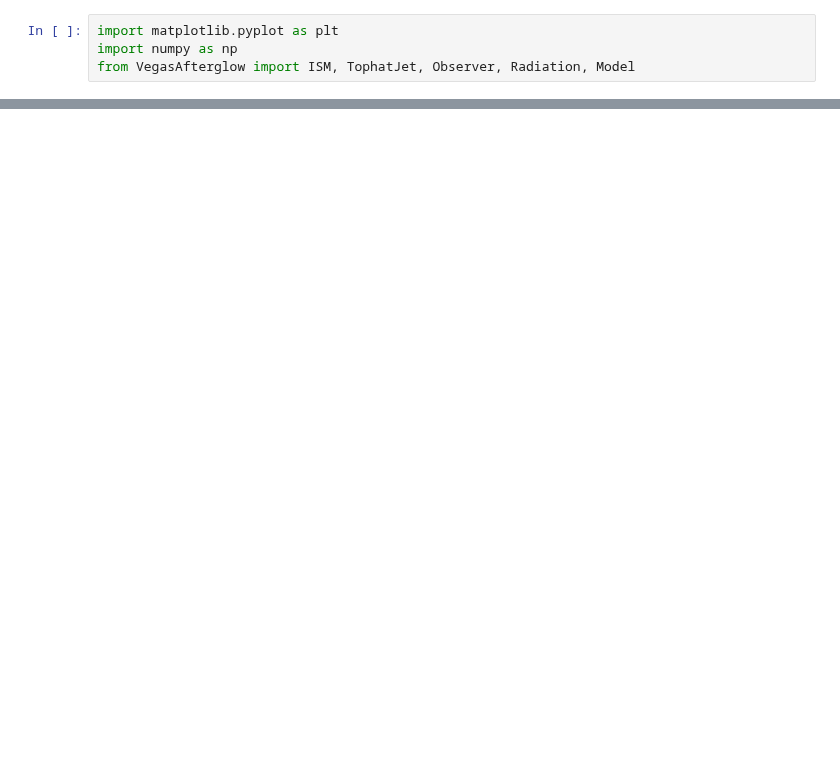
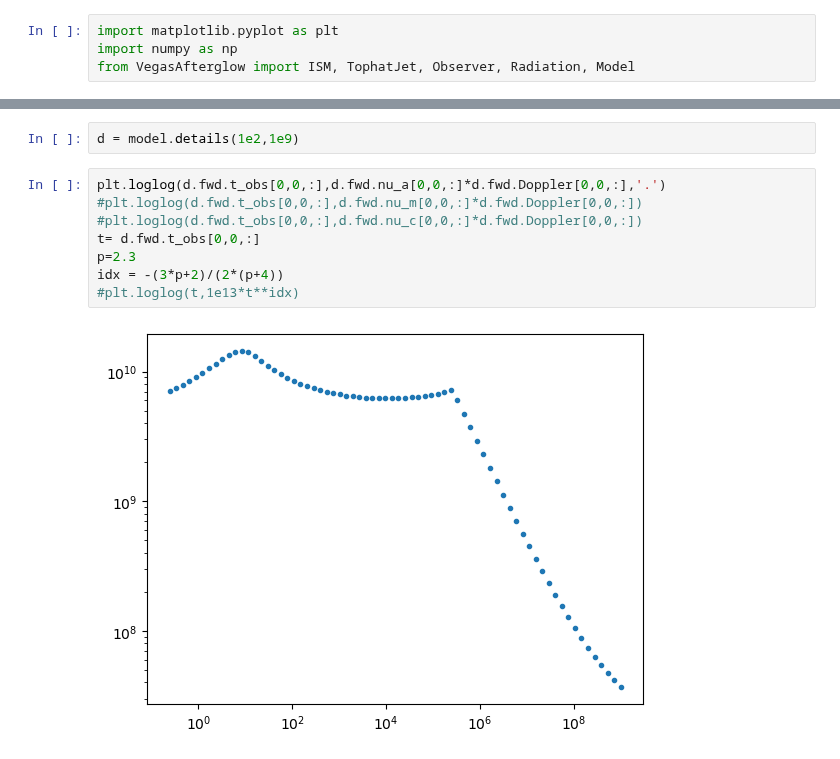
Before and after one commit to YihanWangAstro/VegasAfterglow, a Jupyter notebook: script/quick.ipynb, the cells around one changed output, grey strips where cells are left out. Drawn from its saved outputs; the diff is of its cells as text; blank space fills up the shorter version.

```diff
--- a/script/quick.ipynb
+++ b/script/quick.ipynb
@@ -79,0 +87,12 @@ plt.savefig('quick-spec.png',dpi=300,bbox_inches='tight')
+# %%
+d = model.details(1e2,1e9)
+# %%
+plt.loglog(d.fwd.t_obs[0,0,:],d.fwd.nu_a[0,0,:]*d.fwd.Doppler[0,0,:],'.')
+#plt.loglog(d.fwd.t_obs[0,0,:],d.fwd.nu_m[0,0,:]*d.fwd.Doppler[0,0,:])
+#plt.loglog(d.fwd.t_obs[0,0,:],d.fwd.nu_c[0,0,:]*d.fwd.Doppler[0,0,:])
+t= d.fwd.t_obs[0,0,:]
+p=2.3
+idx = -(3*p+2)/(2*(p+4))
+#plt.loglog(t,1e13*t**idx)
+# %% [output]
+[figure, added]
```
Also changed, not shown: parts of 3 cells of this notebook, 3 other files.
